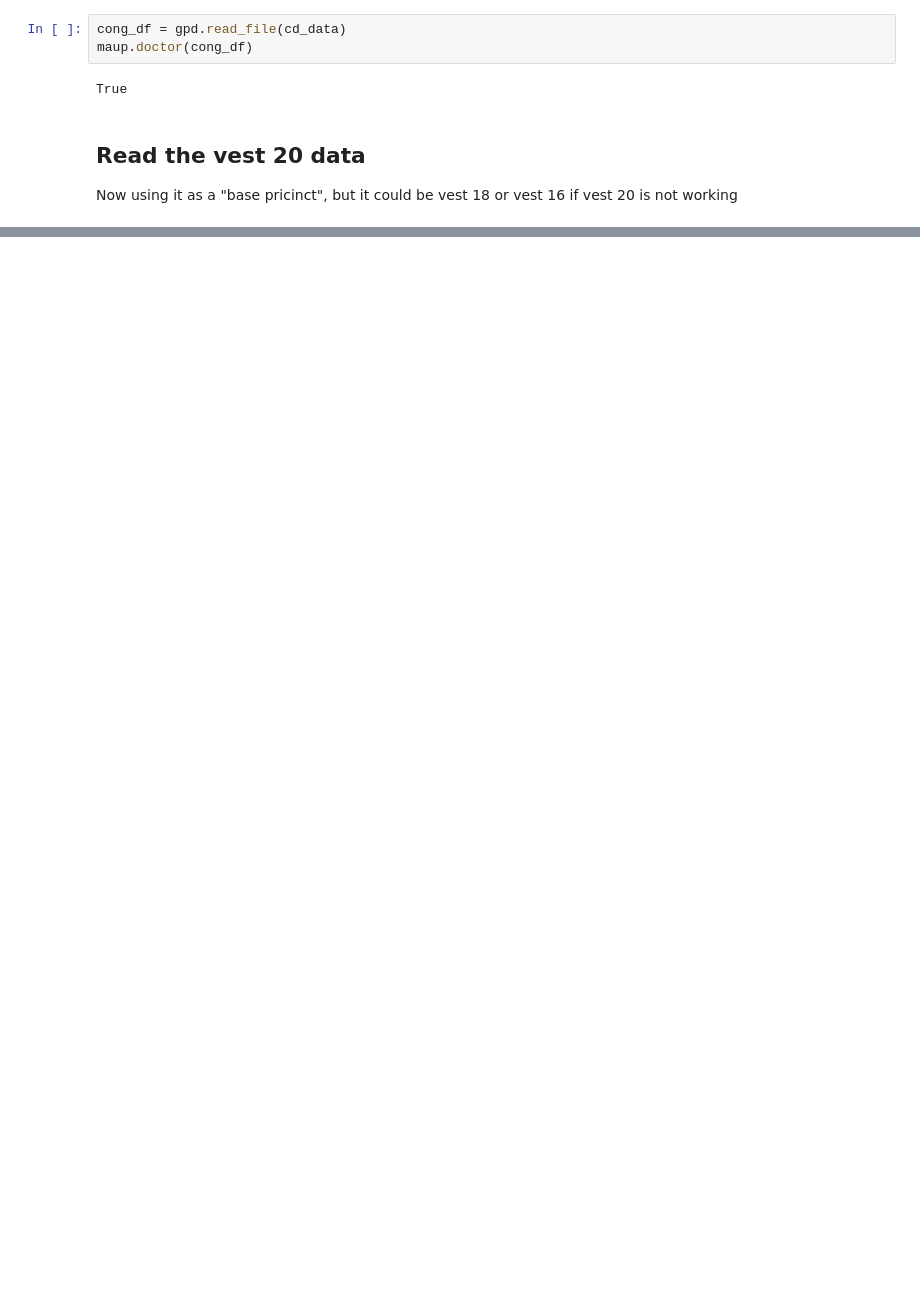
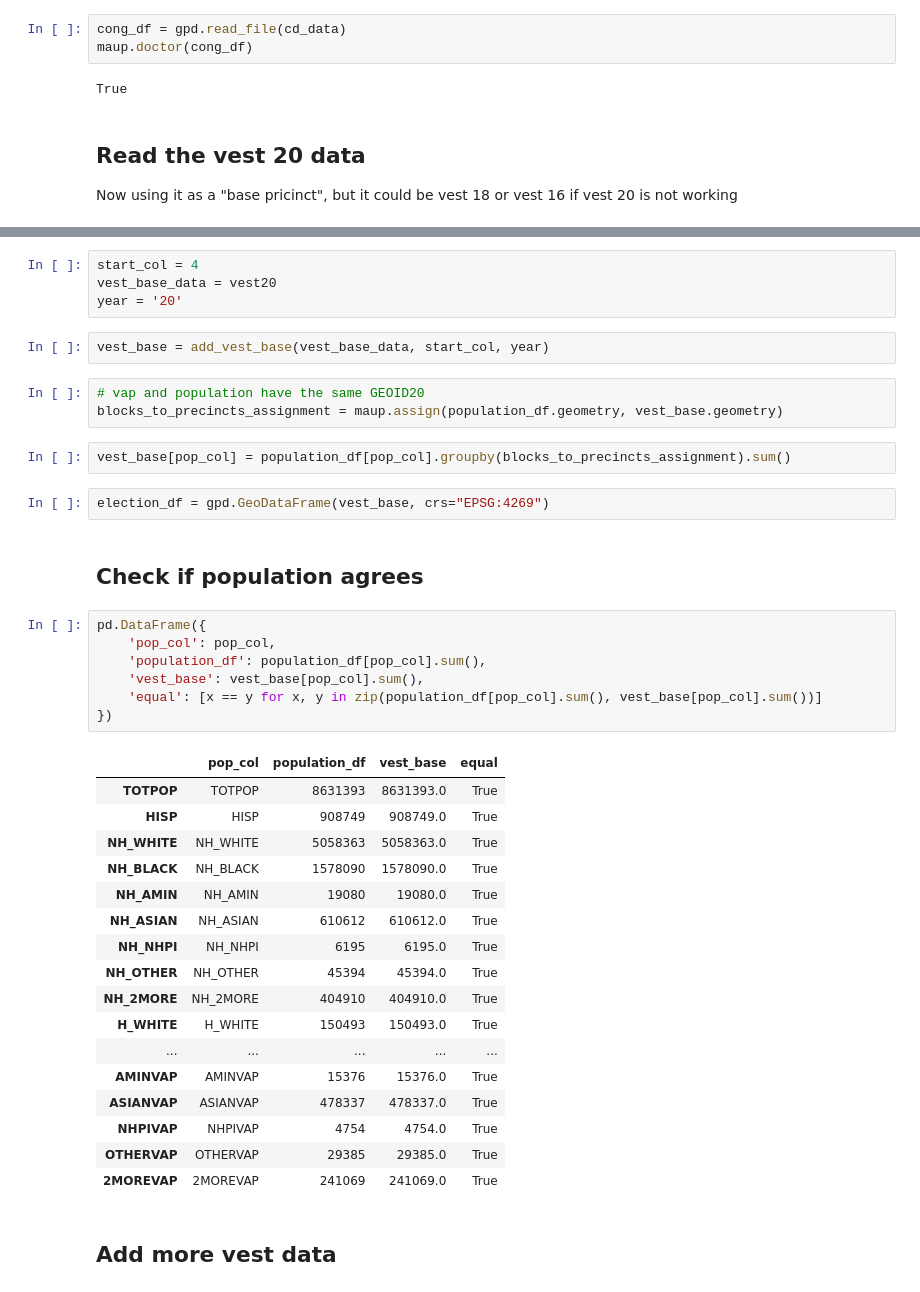
Before and after one commit to eveomett-states/Virginia, a Jupyter notebook: va.ipynb, the cells around one changed output, grey strips where cells are left out. Cells and saved outputs as stored; diff of their text form; blank space fills up the shorter version.

```diff
--- a/va.ipynb
+++ b/va.ipynb
@@ -337,0 +204,42 @@ dtype: int64
+# %%
+start_col = 4
+vest_base_data = vest20
+year = '20'
+# %%
+vest_base = add_vest_base(vest_base_data, start_col, year)
+# %%
+# vap and population have the same GEOID20
+blocks_to_precincts_assignment = maup.assign(population_df.geometry, vest_base.geometry)
+# %%
+vest_base[pop_col] = population_df[pop_col].groupby(blocks_to_precincts_assignment).sum()
+# %%
+election_df = gpd.GeoDataFrame(vest_base, crs="EPSG:4269")
+# %% [markdown]
+## Check if population agrees
+# %%
+pd.DataFrame({
+    'pop_col': pop_col,
+    'population_df': population_df[pop_col].sum(),
+    'vest_base': vest_base[pop_col].sum(),
+    'equal': [x == y for x, y in zip(population_df[pop_col].sum(), vest_base[pop_col].sum())]
+})
+# %% [output]
+|  | pop_col | population_df | vest_base | equal |
+| TOTPOP | TOTPOP | 8631393 | 8631393.0 | True |
+| HISP | HISP | 908749 | 908749.0 | True |
+| NH_WHITE | NH_WHITE | 5058363 | 5058363.0 | True |
+| NH_BLACK | NH_BLACK | 1578090 | 1578090.0 | True |
+| NH_AMIN | NH_AMIN | 19080 | 19080.0 | True |
+| NH_ASIAN | NH_ASIAN | 610612 | 610612.0 | True |
+| NH_NHPI | NH_NHPI | 6195 | 6195.0 | True |
+| NH_OTHER | NH_OTHER | 45394 | 45394.0 | True |
+| NH_2MORE | NH_2MORE | 404910 | 404910.0 | True |
+| H_WHITE | H_WHITE | 150493 | 150493.0 | True |
+| ... | ... | ... | ... | ... |
+| AMINVAP | AMINVAP | 15376 | 15376.0 | True |
+| ASIANVAP | ASIANVAP | 478337 | 478337.0 | True |
+| NHPIVAP | NHPIVAP | 4754 | 4754.0 | True |
+| OTHERVAP | OTHERVAP | 29385 | 29385.0 | True |
+| 2MOREVAP | 2MOREVAP | 241069 | 241069.0 | True |
+# %% [markdown]
+## Add more vest data
```
Also changed, not shown: parts of 45 cells of this notebook.
